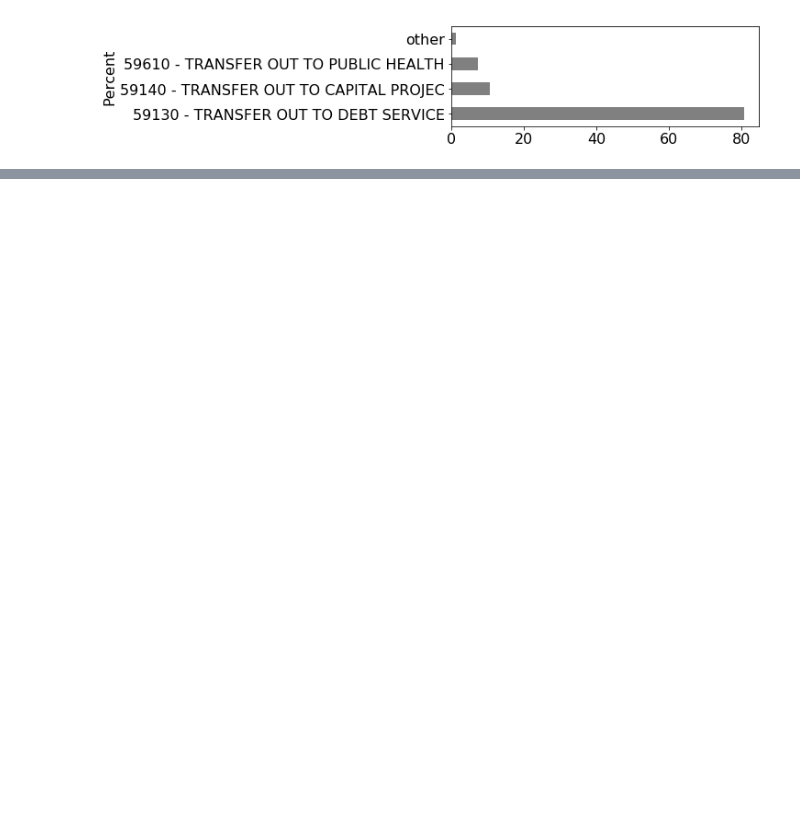
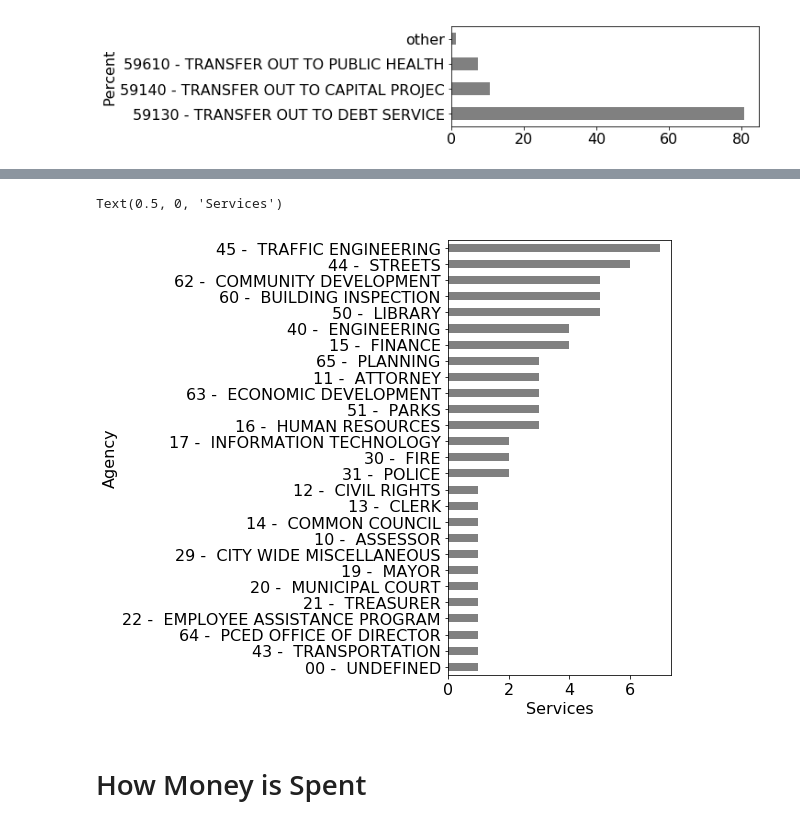
Before and after one commit to tylerharter/s19-city, a Jupyter notebook: overview.ipynb, the cells around one changed output, grey strips where cells are left out. Cells and saved outputs as stored; diff of their text form; code cells hidden in the pictures; blank space fills up the shorter version.

Commit message:
org data

```diff
--- a/overview.ipynb
+++ b/overview.ipynb
@@ -198,0 +213,3 @@ expense_agg.loc[["19 -  MAYOR", "11 -  ATTORNEY", "13 -  CLERK"]].to_csv("madiso
+# %%
+org = pd.read_csv("data/orgs.csv")
+org.head()
@@ -198,0 +223,5 @@ expense_agg.loc[["19 -  MAYOR", "11 -  ATTORNEY", "13 -  CLERK"]].to_csv("madiso
+# %%
+before = len(df)
+df = df.merge(org[["Organization", "Service", "Subservice"]], on="Organization")
+assert(len(df) == before)
+df.head()
@@ -198,0 +235,10 @@ expense_agg.loc[["19 -  MAYOR", "11 -  ATTORNEY", "13 -  CLERK"]].to_csv("madiso
+# %%
+# how many services does each agency provide?
+data = df.groupby("Agency")["Service"].nunique().sort_values()
+ax = data.plot.barh(color="gray", figsize=(4,8))
+ax.set_xlabel("Services")
+# %% [output]
+Text(0.5, 0, 'Services')
+[figure, added]
+# %% [markdown]
+# How Money is Spent
```
Also changed, not shown: parts of 9 cells of this notebook, 1 other file.
